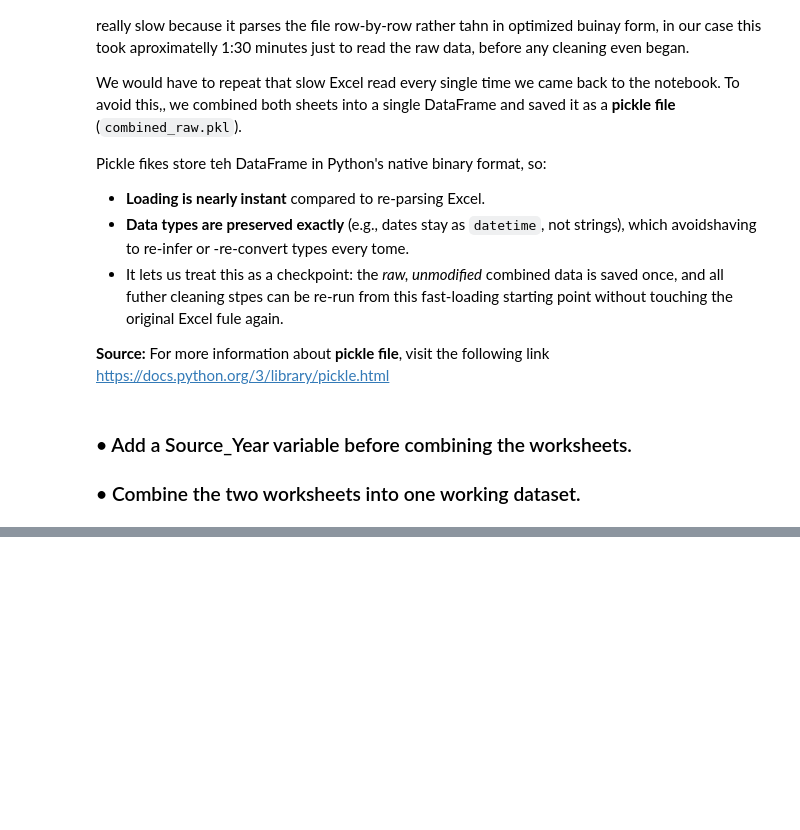
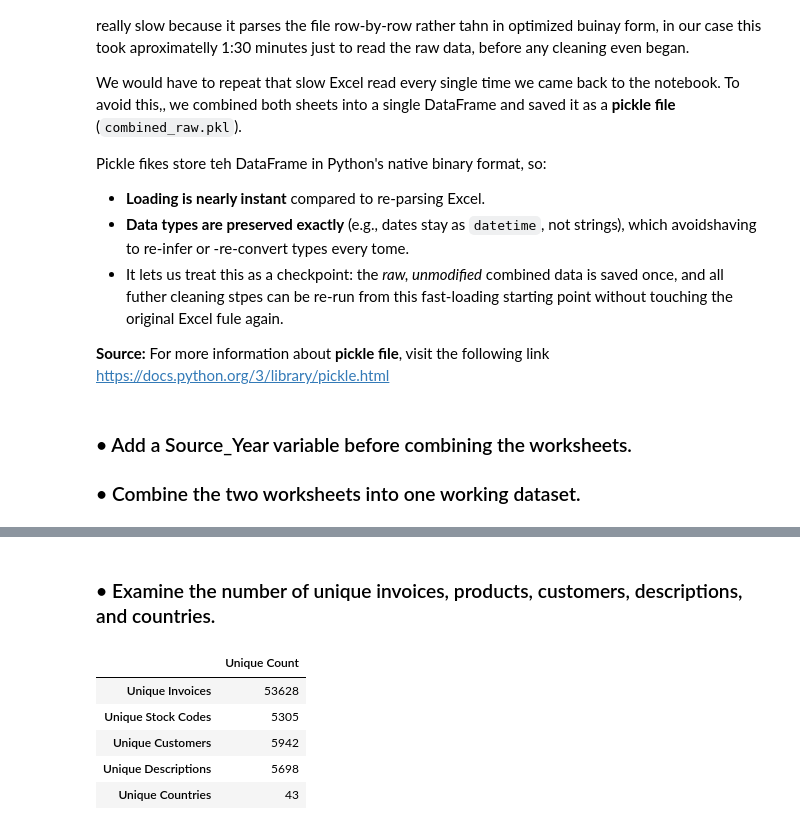
Before and after one commit to JoseAlberto88/Cleaning-Online-Retail-Data-and-Predicting-Purchase-Quantity, a Jupyter notebook: Cleaning_Data.ipynb, the cells around one changed output, grey strips where cells are left out. Cells and saved outputs as stored; diff of their text form; code cells hidden in the pictures; blank space fills up the shorter version.

```diff
--- a/Cleaning_Data.ipynb
+++ b/Cleaning_Data.ipynb
@@ -76,0 +171,31 @@ df.to_pickle('data/combined_raw.pkl')
+# %% [markdown]
+### •	Examine the number of unique invoices, products, customers, descriptions, and countries.
+# %%
+# In the same way, we're going to create a new DataFrame called unique_summary in which we will get the unique values for each categorical column using the nunique() method
+
+unique_summary = pd.DataFrame({
+    'Unique Count' : [
+        df['Invoice'].nunique(),
+        df['StockCode'].nunique(),
+        df['Customer ID'].nunique(),
+        df['Description'].nunique(),
+        df['Country'].nunique()
+    ]},
+    index=[
+        'Unique Invoices',
+        'Unique Stock Codes',
+        'Unique Customers',
+        'Unique Descriptions',
+        'Unique Countries'
+    ]
+)
+
+## Calling the new DataFrame
+unique_summary
+# %% [output]
+|  | Unique Count |
+| Unique Invoices | 53628 |
+| Unique Stock Codes | 5305 |
+| Unique Customers | 5942 |
+| Unique Descriptions | 5698 |
+| Unique Countries | 43 |
```
Also changed, not shown: parts of 14 cells of this notebook.
